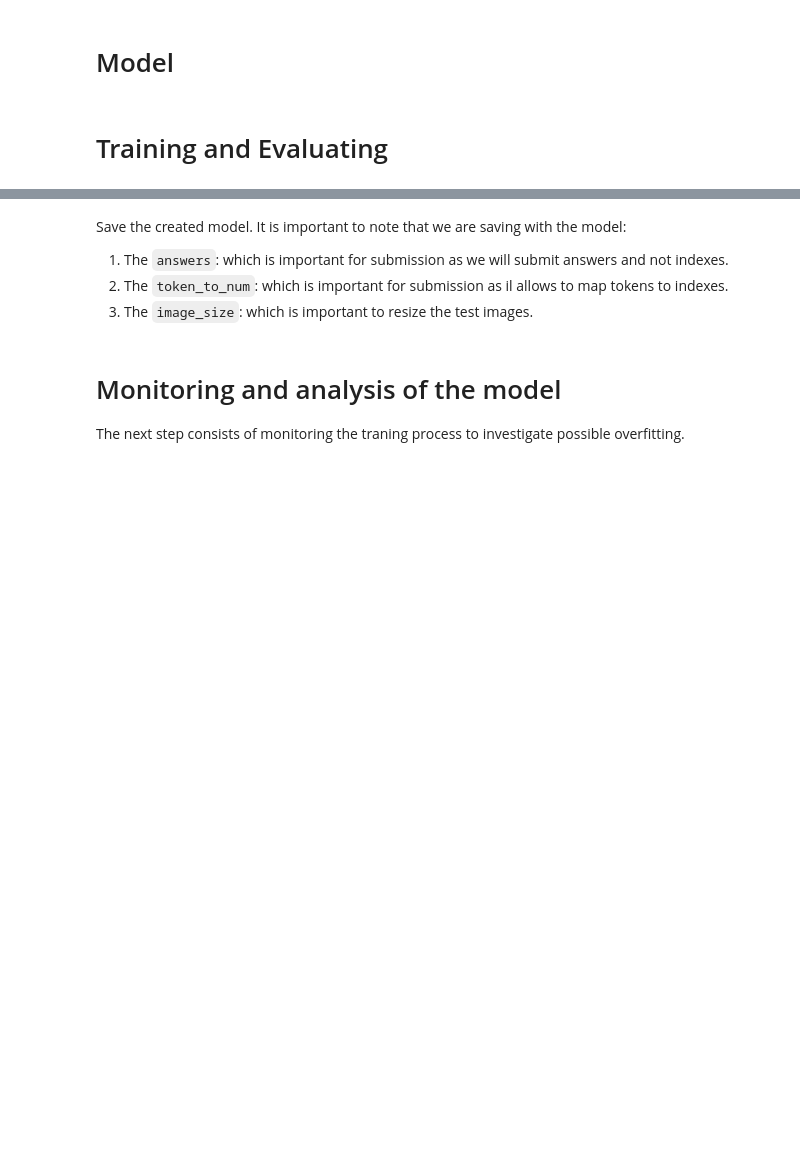
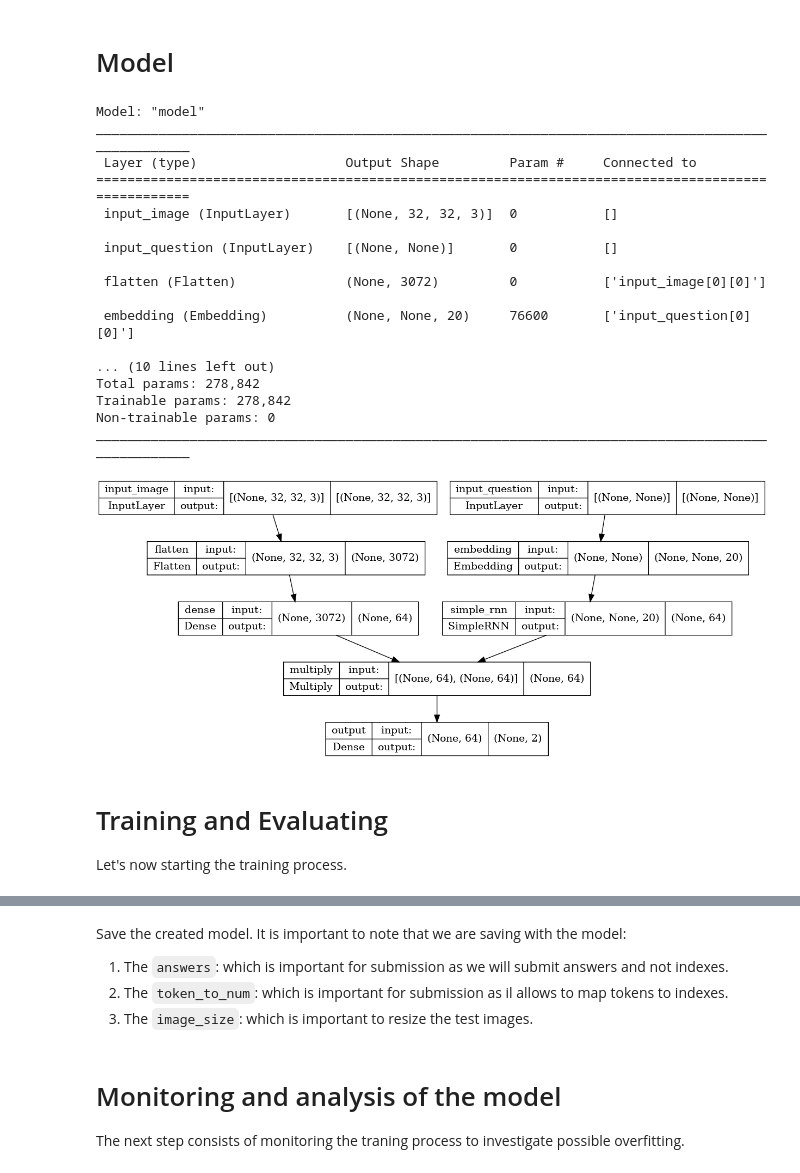
Before and after one commit to rbouadjenek/deakin-ai-challenge2022, a Jupyter notebook: deakin_ai_challenge_training.ipynb, the cells around one changed output, grey strips where cells are left out. Drawn from its saved outputs; the diff is of its cells as text; code cells hidden in the pictures; blank space fills up the shorter version.

```diff
--- a/deakin_ai_challenge_training.ipynb
+++ b/deakin_ai_challenge_training.ipynb
@@ -176,3 +152,6 @@ num_answers = len(answers)
+# %%
+answers = ['yes', 'no']
+num_answers = len(answers)
 # %% [markdown]
 <span style="color:red;font-weight:bold;font: 24px">End Warning!</span>
 
@@ -348,28 +330,49 @@ for batch in val_dataset.shuffle(random.randint(0, 200)).take(1):
 # %%
 # This model is the deeper LSTM Q from Figure 8 in
 # https://arxiv.org/pdf/1505.00468.pdf
 def build_model(img_size, vocab_size, num_answers):
     # Define the VGG19 conv_base for image input
     img_input = keras.Input(shape=img_size + (3,), name="input_image")
     img = layers.Flatten()(img_input)
     img = layers.Dense(64, activation='relu')(img)
     #Define RNN for language input
     q_input = keras.Input(shape=(None,), name="input_question")
     q = layers.Embedding(input_dim=vocab_size, output_dim=20)(q_input)
     q = layers.SimpleRNN(64)(q)
     # Combine CNN and RNN
     mrg = layers.Multiply()([img, q])
     # Output
     output = layers.Dense(num_answers, activation='softmax', name="output")(mrg)
     vqa_model = keras.Model(inputs=[img_input, q_input], outputs=output)
-    vqa_model.compile(keras.optimizers.Adam(learning_rate=1e-4),
-                      loss='sparse_categorical_crossentropy')
+    vqa_model.compile(keras.optimizers.Adam(learning_rate=0.001),
+                      loss='sparse_categorical_crossentropy',
+                      metrics=['accuracy'])
     return vqa_model
 
 
 # Get the model
 model = build_model(image_size, vocab_size, num_answers)
 model.summary()
 plot_model(model, show_shapes=True)
+# %% [output]
+Model: "model"
+__________________________________________________________________________________________________
+ Layer (type)                   Output Shape         Param #     Connected to
+==================================================================================================
+ input_image (InputLayer)       [(None, 32, 32, 3)]  0           []
+
+ input_question (InputLayer)    [(None, None)]       0           []
+
+ flatten (Flatten)              (None, 3072)         0           ['input_image[0][0]']
+
+ embedding (Embedding)          (None, None, 20)     76600       ['input_question[0][0]']
+
+... (10 lines left out)
+Total params: 278,842
+Trainable params: 278,842
+Non-trainable params: 0
+__________________________________________________________________________________________________
+[figure, added]
 # %% [markdown]
 # Training and Evaluating
+Let's now starting the training process.
```
Also changed, not shown: parts of 18 cells of this notebook, 1 other file.
